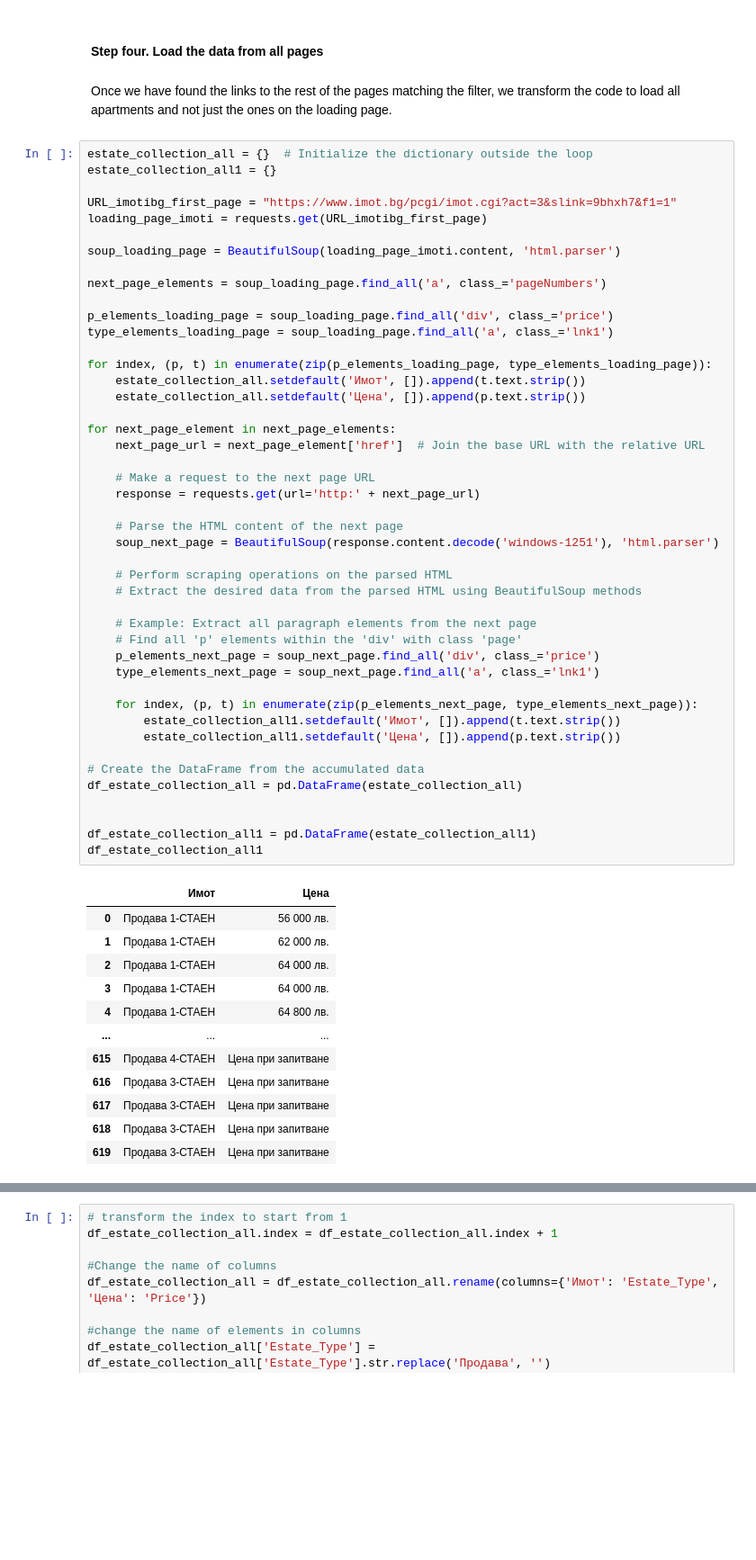
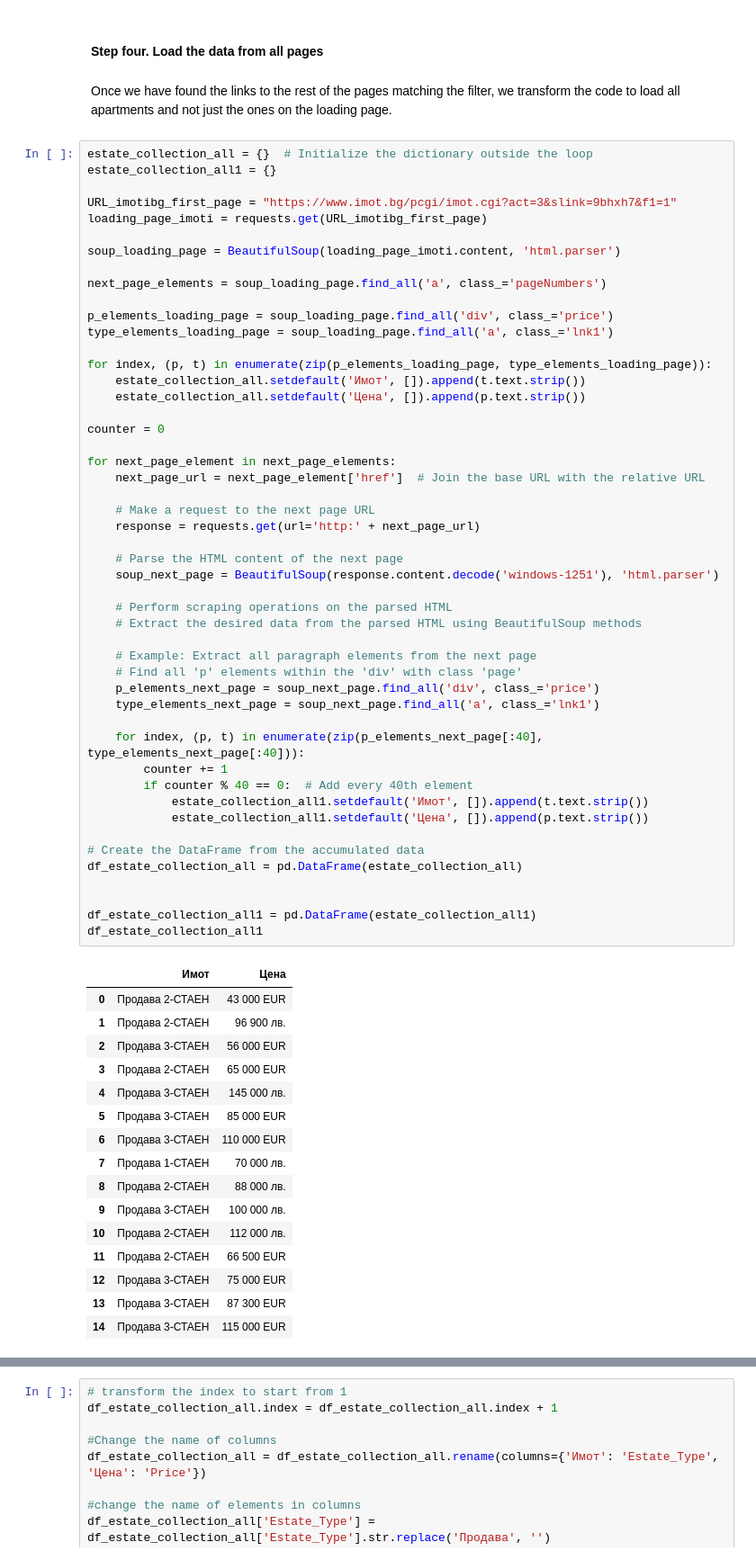
Before and after one commit to StefanRaychev/Web-scraping-and-data-analysis-of-estate-market, a Jupyter notebook: Scraping.ipynb, the cells around one changed output, grey strips where cells are left out. Shown at 90% size. Saved outputs shown, nothing was run; the diff lists cells and outputs as text; blank space fills up the shorter version.

```diff
--- a/Scraping.ipynb
+++ b/Scraping.ipynb
@@ -198,44 +198,52 @@ type_elements_loading_page = soup_loading_page.find_all('a', class_='lnk1')
 for index, (p, t) in enumerate(zip(p_elements_loading_page, type_elements_loading_page)):
     estate_collection_all.setdefault('Имот', []).append(t.text.strip())
     estate_collection_all.setdefault('Цена', []).append(p.text.strip())
 
+counter = 0
+
 for next_page_element in next_page_elements:
     next_page_url = next_page_element['href']  # Join the base URL with the relative URL
 
     # Make a request to the next page URL
     response = requests.get(url='http:' + next_page_url)
 
     # Parse the HTML content of the next page
     soup_next_page = BeautifulSoup(response.content.decode('windows-1251'), 'html.parser')
 
     # Perform scraping operations on the parsed HTML
     # Extract the desired data from the parsed HTML using BeautifulSoup methods
 
     # Example: Extract all paragraph elements from the next page
     # Find all 'p' elements within the 'div' with class 'page'
     p_elements_next_page = soup_next_page.find_all('div', class_='price')
     type_elements_next_page = soup_next_page.find_all('a', class_='lnk1')
 
-    for index, (p, t) in enumerate(zip(p_elements_next_page, type_elements_next_page)):
-        estate_collection_all1.setdefault('Имот', []).append(t.text.strip())
-        estate_collection_all1.setdefault('Цена', []).append(p.text.strip())
+    for index, (p, t) in enumerate(zip(p_elements_next_page[:40], type_elements_next_page[:40])):
+        counter += 1
+        if counter % 40 == 0:  # Add every 40th element
+            estate_collection_all1.setdefault('Имот', []).append(t.text.strip())
+            estate_collection_all1.setdefault('Цена', []).append(p.text.strip())
 
 # Create the DataFrame from the accumulated data
 df_estate_collection_all = pd.DataFrame(estate_collection_all)
 
 
 df_estate_collection_all1 = pd.DataFrame(estate_collection_all1)
 df_estate_collection_all1
 # %% [output]
 |  | Имот | Цена |
-| 0 | Продава 1-СТАЕН | 56 000 лв. |
-| 1 | Продава 1-СТАЕН | 62 000 лв. |
-| 2 | Продава 1-СТАЕН | 64 000 лв. |
-| 3 | Продава 1-СТАЕН | 64 000 лв. |
-| 4 | Продава 1-СТАЕН | 64 800 лв. |
-| ... | ... | ... |
-| 615 | Продава 4-СТАЕН | Цена при запитване |
-| 616 | Продава 3-СТАЕН | Цена при запитване |
-| 617 | Продава 3-СТАЕН | Цена при запитване |
-| 618 | Продава 3-СТАЕН | Цена при запитване |
-| 619 | Продава 3-СТАЕН | Цена при запитване |
+| 0 | Продава 2-СТАЕН | 43 000 EUR |
+| 1 | Продава 2-СТАЕН | 96 900 лв. |
+| 2 | Продава 3-СТАЕН | 56 000 EUR |
+| 3 | Продава 2-СТАЕН | 65 000 EUR |
+| 4 | Продава 3-СТАЕН | 145 000 лв. |
+| 5 | Продава 3-СТАЕН | 85 000 EUR |
+| 6 | Продава 3-СТАЕН | 110 000 EUR |
+| 7 | Продава 1-СТАЕН | 70 000 лв. |
+| 8 | Продава 2-СТАЕН | 88 000 лв. |
+| 9 | Продава 3-СТАЕН | 100 000 лв. |
+| 10 | Продава 2-СТАЕН | 112 000 лв. |
+| 11 | Продава 2-СТАЕН | 66 500 EUR |
+| 12 | Продава 3-СТАЕН | 75 000 EUR |
+| 13 | Продава 3-СТАЕН | 87 300 EUR |
+| 14 | Продава 3-СТАЕН | 115 000 EUR |
```
Also changed, not shown: parts of 1 cell of this notebook.
